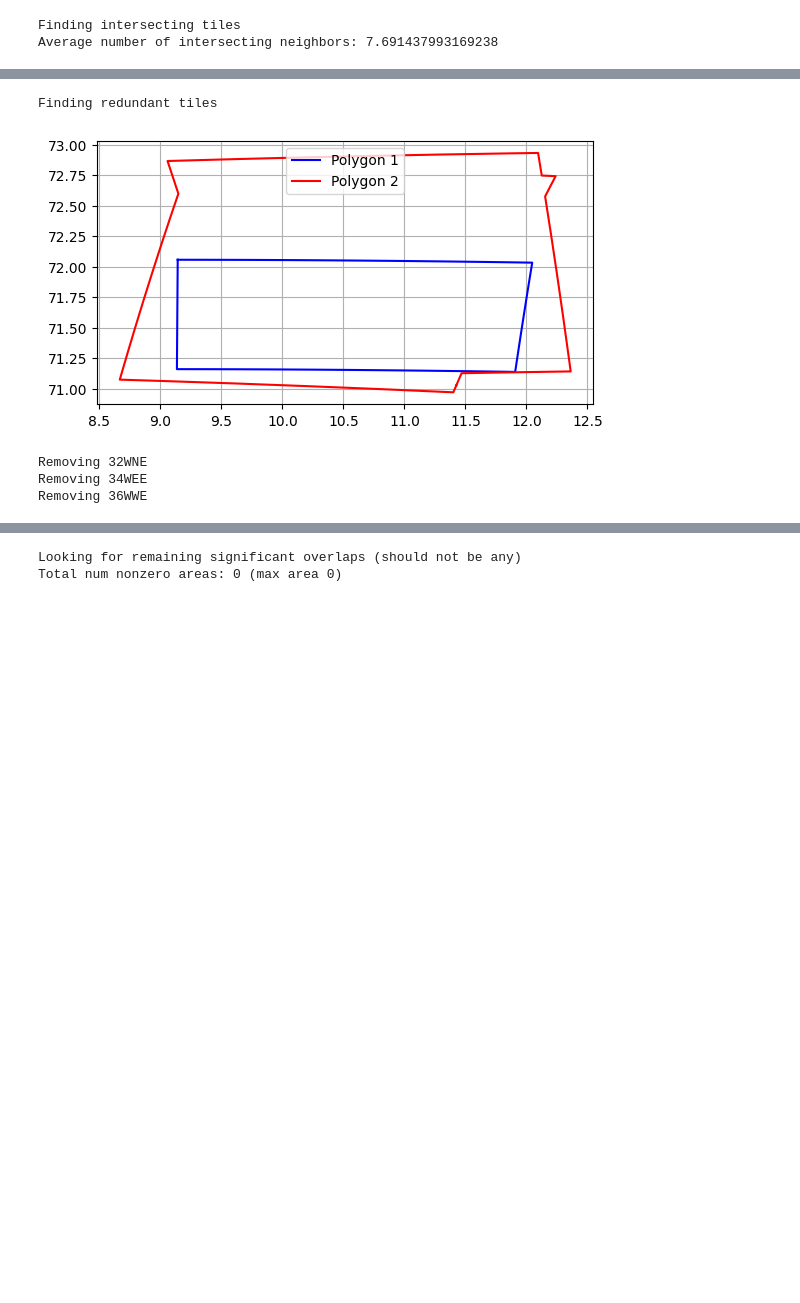
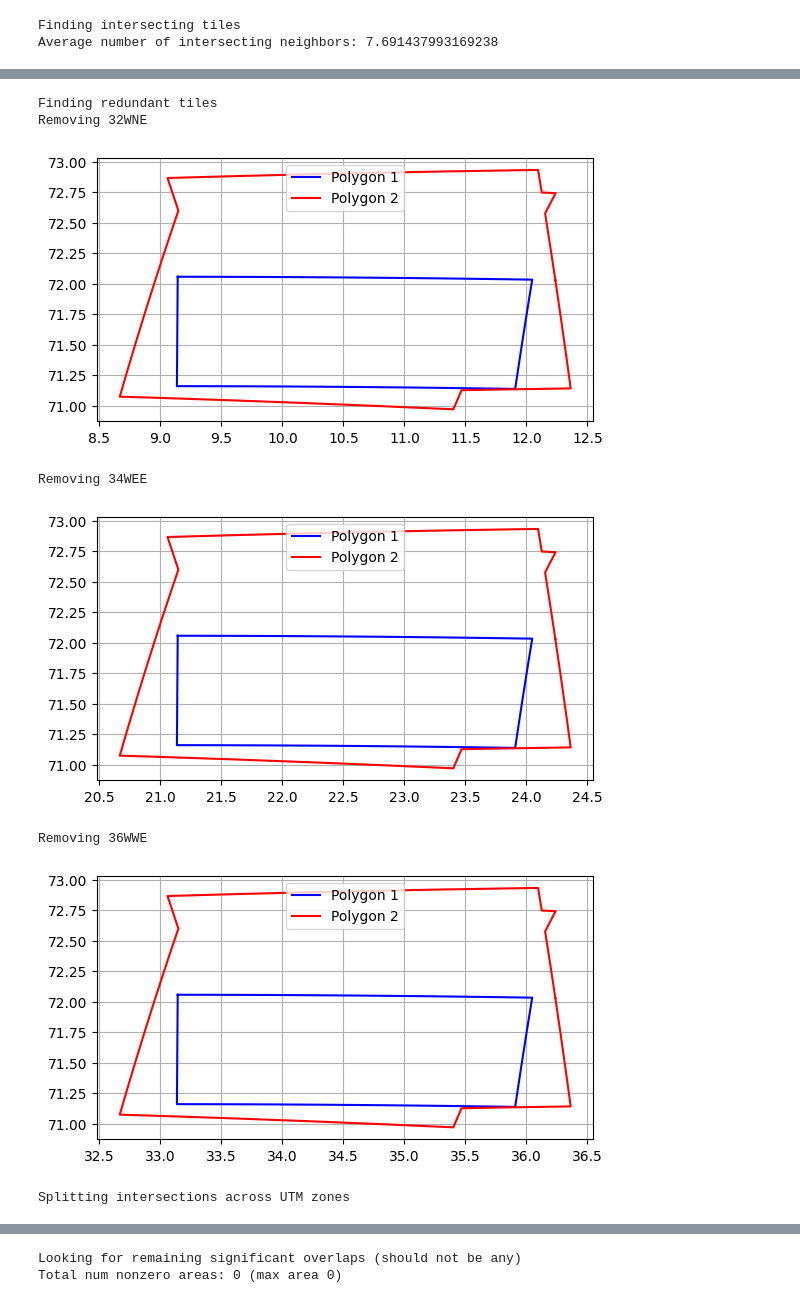
Before and after one commit to hamk-uas/preferred-tile, a Jupyter notebook: create_grid.ipynb, the cells around one changed output, grey strips where cells are left out. Drawn from its saved outputs; the diff is of its cells as text; code cells hidden in the pictures; blank space fills up the shorter version.

```diff
--- a/create_grid.ipynb
+++ b/create_grid.ipynb
@@ -339,7 +335,7 @@ for tile_id1 in tiles.keys():
         poly1_poly2 = find_edge_intersections(poly1_coords, poly2_coords)
         if tile_id2 not in additional_points:
             additional_points[tile_id2] = {}
-        for (x, y), i1, i2, enters in poly1_poly2:
+        for (x, y), i1, i2 in poly1_poly2:
             additional_points[tile_id1][(x, y)] = i1
             additional_points[tile_id2][(x, y)] = i2
 
@@ -381,57 +377,52 @@ Added 11884 edge intersection points (these should no longer be plotted in red)
 # %%
 # Optional!
 if True:
     print("Finding redundant tiles")
     for tile_id1, tile1 in list(tiles.items()):
         poly1 = tile1["dense_wgs84_polygon"]
         bounds1 = poly1.bounds
         minx1, miny1, maxx1, maxy1 = bounds1
         tile_ids2 = filter(lambda tile_id2: tiles[tile_id2]["epsg_code"] != tile1["epsg_code"], intersect_graph.neighbors(tile_id1) if tile_id1 in intersect_graph else [])
         polys2 = list(map(lambda tile_id2: tiles[tile_id2]["dense_wgs84_polygon"], tile_ids2))
         if len(polys2) > 0:
             poly2 = unary_union(polys2)
-            if tile_id1 == "32WNE":
-                # Create figure and axis
-                fig, ax = plt.subplots()
-
-                # Plot poly1
-                x1, y1 = poly1.exterior.xy
-                ax.plot(x1, y1, color='blue', label='Polygon 1')
-
-                # Plot poly2
-                x2, y2 = poly2.exterior.xy
-                ax.plot(x2, y2, color='red', label='Polygon 2')
-
-                # Set equal aspect ratio
-                ax.set_aspect('equal')
-
-                # Add legend and grid
-                ax.legend()
-                ax.grid(True)
-
-                # Show plot
-                plt.show()
             residual_poly1 = clean_geometry(poly1.difference(poly2))
             if residual_poly1.is_empty:
                 print(f"Removing {tile_id1}")
+                # Plot
+                fig, ax = plt.subplots()
+                x1, y1 = poly1.exterior.xy
+                ax.plot(x1, y1, color='blue', label='Polygon 1')
+                x2, y2 = poly2.exterior.xy
+                ax.plot(x2, y2, color='red', label='Polygon 2')
+                ax.set_aspect('equal')
+                ax.legend()
+                ax.grid(True)
+                plt.show()
                 del tiles[tile_id1]
                 intersect_graph.remove_node(tile_id1)
 # %% [output]
 Finding redundant tiles
+Removing 32WNE
 [figure]
-Removing 32WNE
 Removing 34WEE
-Removing 36WWE
+[figure, added]
+Removing 36WWE
+[figure, added]
 # %%
 # Split intersections across UTM zones by splitting at the mean of the central meridian of the UTM zones.
+print("Splitting intersections across UTM zones")
 for tile_id1, tile1 in tiles.items():
-    poly1 = tile1["dense_wgs84_polygon"]
+    tile1["preferred_wgs84_polygon"] = tile1["dense_wgs84_polygon"]
+
+for tile_id1, tile1 in tiles.items():
+    poly1 = tile1["preferred_wgs84_polygon"]
     meridian1 = -180 + (tile1["utm_zone"]-1)*6 + 3
     tile_ids2 = list(filter(lambda tile_id2: tiles[tile_id2]["utm_zone"] != tile1["utm_zone"], intersect_graph.neighbors(tile_id1)))
     poly1_cutters = []
     for tile_id2 in tile_ids2:
         tile2 = tiles[tile_id2]
-        poly2 = tile2["dense_wgs84_polygon"]
+        poly2 = tile2["preferred_wgs84_polygon"]
         intersection = poly1.intersection(poly2)
         if intersection.area > 0:
             meridian2 = -180 + (tile2["utm_zone"]-1)*6 + 3
@@ -444,5 +435,7 @@ for tile_id1, tile1 in tiles.items():
                 poly2_new = poly2.intersection(left_bbox)
             poly1_cutters.append(poly2_new)
     poly1_cutter = unary_union(poly1_cutters)
-    poly1 = poly1.difference(poly1_cutter)
-    tile1["dense_wgs84_polygon"] = poly1
+    poly1 = clean_geometry(poly1.difference(poly1_cutter))
+    tile1["preferred_wgs84_polygon"] = poly1
+# %% [output]
+Splitting intersections across UTM zones
```
Also changed, not shown: parts of 10 cells of this notebook.
